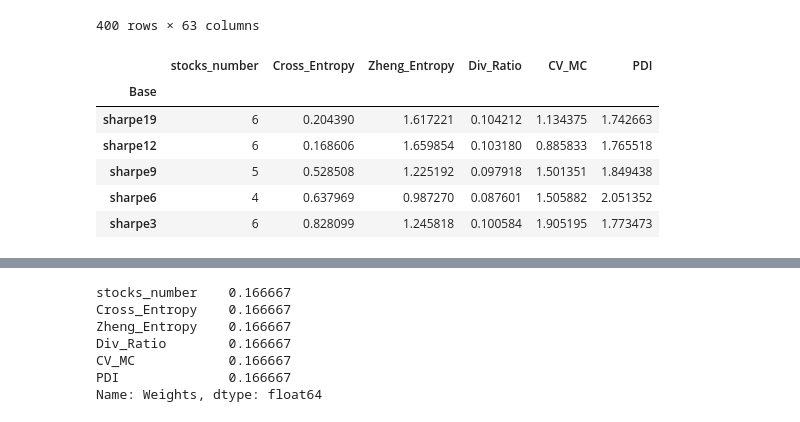
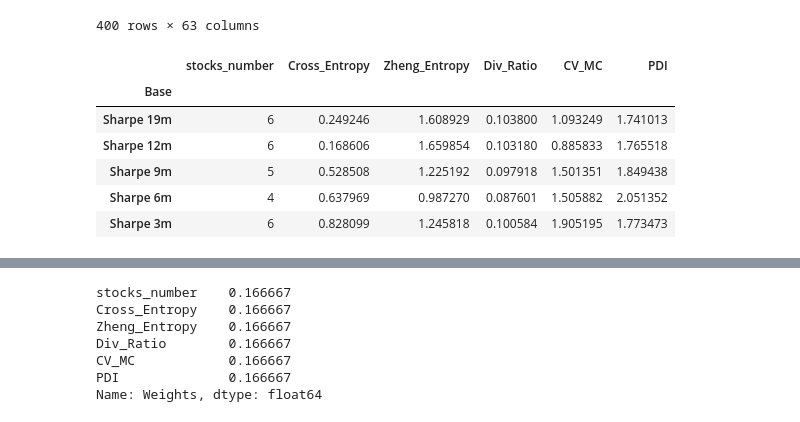
Before and after one commit to nluczywo/indicador, a Jupyter notebook: carteras_indicadores.ipynb, the cells around one changed output, grey strips where cells are left out. Saved outputs shown, nothing was run; the diff lists cells and outputs as text; code cells hidden in the pictures.

```diff
--- a/carteras_indicadores.ipynb
+++ b/carteras_indicadores.ipynb
@@ -18,9 +18,9 @@ from skcriteria.madm import similarity, moora, electre
 from skcriteria.ranksrev import RankInvariantChecker
 # %%
 mer = joblib.load("./price_01-01-2010_to_01-10-2025.pklj")
-mer= mer[3408:3808]
+mer= mer[3408:3808]#3408:3808
 mer = mer.drop(columns=['BRIO', 'BRIO6','EDLH','EMDE','ESME','INAG','IRCP','PGR'])
-mer = mer.ffill().apply(pd.to_numeric, errors='coerce')
+mer = mer.ffill().apply(pd.to_numeric, errors='coerce').bfill()
 mer = mer.infer_objects(copy=False)
 pd.set_option('future.no_silent_downcasting', True)
 mer
@@ -40,7 +40,7 @@ mer
 400 rows × 63 columns
 # %%
 base19 = gp.StocksSet.from_prices(
-        mer,
+        mer[1:],
         weights=None,
         title="2025Merval19m",
         description=("Argentine stock market prices") )
@@ -69,45 +69,45 @@ ms = gp.optimize.mean_variance.MVOptimizer( model='max_sharpe')
 # %%
 # Diccionario de bases originales
 bases = {
-    "sharpe19": base19,
-    "sharpe12": base12,
-    "sharpe9":  base9,
-    "sharpe6":  base6,
-    "sharpe3":  base3,
+    "Sharpe 19m": base19,
+    "Sharpe 12m": base12,
+    "Sharpe 9m":  base9,
+    "Sharpe 6m":  base6,
+    "Sharpe 3m":  base3,
 }
 
 # Lista para guardar resultados
 rows = []
 
 for name, base in bases.items():
 
     # Optimización + pruning
     mopt = ms.optimize(base).weights_prune()
 
 
     # Guardar en lista de diccionarios
     rows.append({
         "Base": name,
         "stocks_number": len(mopt.stocks),
         "Cross_Entropy": mopt.div.cross_entropy(),
        #"KeyZang_Entropy": mopt.div.ke_zang_entropy(),
         "Zheng_Entropy": mopt.div.zheng_entropy(),
         "Div_Ratio": mopt.div.ratio(),
         "CV_MC":(mopt.div.mrc() *  mopt.weights).std() / (mopt.div.mrc() *  mopt.weights).mean(),
         "PDI": mopt.div.pdi(n_components=3, random_state=100)
     })
 
 # Crear el DataFrame final
 df_metrics = pd.DataFrame(rows).set_index("Base")
 
 df_metrics
 # %% [output]
 |  | stocks_number | Cross_Entropy | Zheng_Entropy | Div_Ratio | CV_MC | PDI |
 | Base |  |  |  |  |  |  |
-| sharpe19 | 6 | 0.204390 | 1.617221 | 0.104212 | 1.134375 | 1.742663 |
-| sharpe12 | 6 | 0.168606 | 1.659854 | 0.103180 | 0.885833 | 1.765518 |
-| sharpe9 | 5 | 0.528508 | 1.225192 | 0.097918 | 1.501351 | 1.849438 |
-| sharpe6 | 4 | 0.637969 | 0.987270 | 0.087601 | 1.505882 | 2.051352 |
-| sharpe3 | 6 | 0.828099 | 1.245818 | 0.100584 | 1.905195 | 1.773473 |
+| Sharpe 19m | 6 | 0.249246 | 1.608929 | 0.103800 | 1.093249 | 1.741013 |
+| Sharpe 12m | 6 | 0.168606 | 1.659854 | 0.103180 | 0.885833 | 1.765518 |
+| Sharpe 9m | 5 | 0.528508 | 1.225192 | 0.097918 | 1.501351 | 1.849438 |
+| Sharpe 6m | 4 | 0.637969 | 0.987270 | 0.087601 | 1.505882 | 2.051352 |
+| Sharpe 3m | 6 | 0.828099 | 1.245818 | 0.100584 | 1.905195 | 1.773473 |
 # %%
 mk = gp.optimize.mean_variance.Markowitz(target_return=0.001)
```
Also changed, not shown: parts of 14 cells of this notebook, 9 other files.
